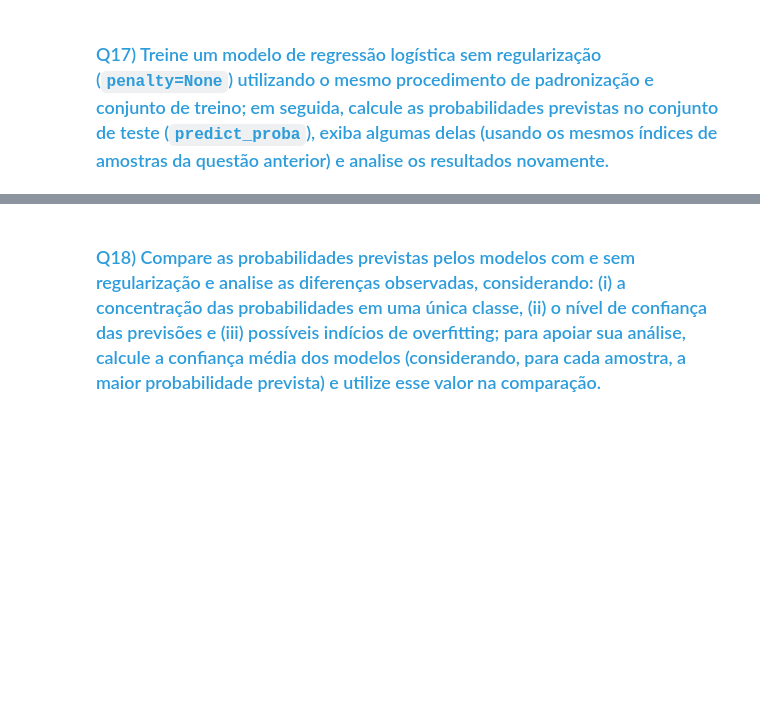
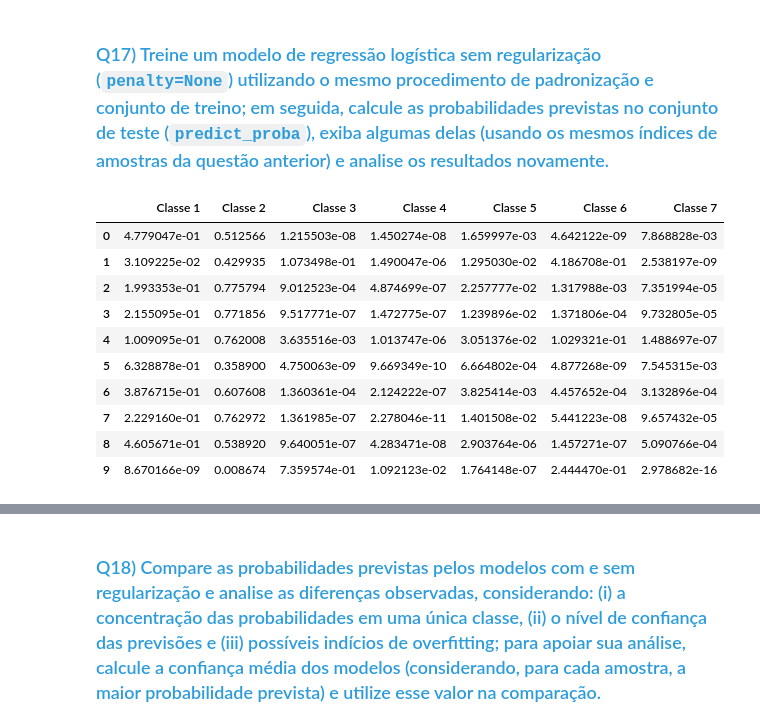
Before and after one commit to MarceloHOPV/API---fastAPI, a Jupyter notebook: C318_2026_1_Atividade_05_Enunciado.ipynb, the cells around one changed output, grey strips where cells are left out. Drawn from its saved outputs; the diff is of its cells as text; code cells hidden in the pictures; blank space fills up the shorter version.

```diff
--- a/C318_2026_1_Atividade_05_Enunciado.ipynb
+++ b/C318_2026_1_Atividade_05_Enunciado.ipynb
@@ -602,2 +636,31 @@ Convergiu corretamente
 # %% [markdown]
 ### <font color='#2D9CDB'>Q17) Treine um modelo de regressão logística sem regularização (`penalty=None`) utilizando o mesmo procedimento de padronização e conjunto de treino; em seguida, calcule as probabilidades previstas no conjunto de teste (`predict_proba`), exiba algumas delas (usando os mesmos índices de amostras da questão anterior) e analise os resultados novamente.</font>
+# %%
+model_sem_reg = LogisticRegression(
+    penalty=None,
+    max_iter=1000,
+    random_state=42
+)
+
+model_sem_reg.fit(X_train_scaled, y_train)
+
+y_proba_sem_reg = model_sem_reg.predict_proba(X_test_scaled)
+
+proba_sem_reg_df = pd.DataFrame(
+    y_proba_sem_reg,
+    columns=[f"Classe {classe}" for classe in model_sem_reg.classes_]
+)
+
+proba_sem_reg_df.head(10)
+# %% [output]
+|  | Classe 1 | Classe 2 | Classe 3 | Classe 4 | Classe 5 | Classe 6 | Classe 7 |
+| 0 | 4.779047e-01 | 0.512566 | 1.215503e-08 | 1.450274e-08 | 1.659997e-03 | 4.642122e-09 | 7.868828e-03 |
+| 1 | 3.109225e-02 | 0.429935 | 1.073498e-01 | 1.490047e-06 | 1.295030e-02 | 4.186708e-01 | 2.538197e-09 |
+| 2 | 1.993353e-01 | 0.775794 | 9.012523e-04 | 4.874699e-07 | 2.257777e-02 | 1.317988e-03 | 7.351994e-05 |
+| 3 | 2.155095e-01 | 0.771856 | 9.517771e-07 | 1.472775e-07 | 1.239896e-02 | 1.371806e-04 | 9.732805e-05 |
+| 4 | 1.009095e-01 | 0.762008 | 3.635516e-03 | 1.013747e-06 | 3.051376e-02 | 1.029321e-01 | 1.488697e-07 |
+| 5 | 6.328878e-01 | 0.358900 | 4.750063e-09 | 9.669349e-10 | 6.664802e-04 | 4.877268e-09 | 7.545315e-03 |
+| 6 | 3.876715e-01 | 0.607608 | 1.360361e-04 | 2.124222e-07 | 3.825414e-03 | 4.457652e-04 | 3.132896e-04 |
+| 7 | 2.229160e-01 | 0.762972 | 1.361985e-07 | 2.278046e-11 | 1.401508e-02 | 5.441223e-08 | 9.657432e-05 |
+| 8 | 4.605671e-01 | 0.538920 | 9.640051e-07 | 4.283471e-08 | 2.903764e-06 | 1.457271e-07 | 5.090766e-04 |
+| 9 | 8.670166e-09 | 0.008674 | 7.359574e-01 | 1.092123e-02 | 1.764148e-07 | 2.444470e-01 | 2.978682e-16 |
```
Also changed, not shown: parts of 12 cells of this notebook.
